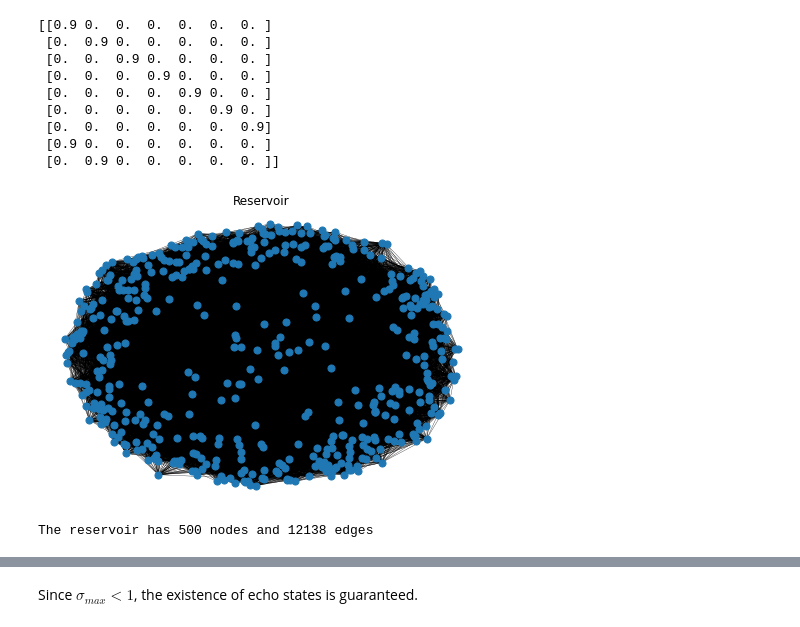
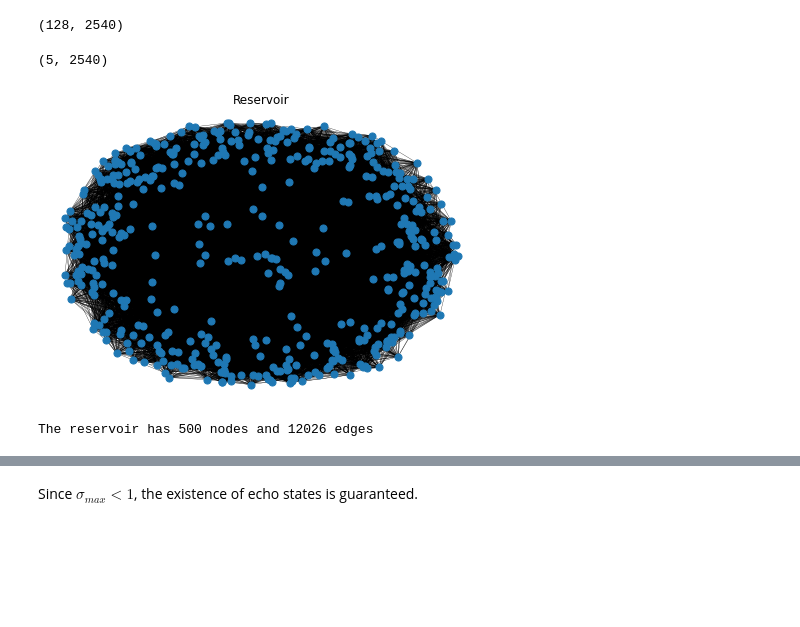
Before and after one commit to ArnauNaval/TFG_ReservoirComputing, a Jupyter notebook: Reservoir.ipynb, the cells around one changed output, grey strips where cells are left out. Drawn from its saved outputs; the diff is of its cells as text; code cells hidden in the pictures; blank space fills up the shorter version.

```diff
--- a/Reservoir.ipynb
+++ b/Reservoir.ipynb
@@ -30,3 +19,36 @@ Total of 108 inputs in 7 tests
+# %%
+test_data = data[:,:,0,0]
+test_data = np.hstack((test_data,data[:,:,0,1],data[:,:,0,2],data[:,:,0,3],data[:,:,0,4]))
+print(test_data.shape)
+# %% [output]
+(128, 2540)
+# %%
+results_test = np.zeros((5,508), dtype=float)
+results_test[0,:] = 0.9
+
+results_test2 = np.zeros((5,508), dtype=float)
+results_test2[1,:] = 0.9
+
+results_test = np.hstack((results_test,results_test2))
+
+results_test2 = np.zeros((5,508), dtype=float)
+results_test2[2,:] = 0.9
+
+results_test = np.hstack((results_test,results_test2))
+
+results_test2 = np.zeros((5,508), dtype=float)
+results_test2[3,:] = 0.9
+
+results_test = np.hstack((results_test,results_test2))
+
+results_test2 = np.zeros((5,508), dtype=float)
+results_test2[4,:] = 0.9
+
+results_test = np.hstack((results_test,results_test2))
+
+print(results_test.shape)
+# %% [output]
+(5, 2540)
 # %%
 class Network():
     def __init__(self, T = None, n_min = None, K = None, N = None, L = None, W_in = None, W = None, W_back = None,
@@ -261,17 +285,14 @@ Network = Network()
 # Define the parameters
 ########################
 
-Network.T = 7
-Network.n_min = 2
-Network.K = 108
+Network.T = 2540
+Network.n_min = 40
+Network.K = 128
 Network.N = 500
-Network.L = 9
+Network.L = 5
 
-Network.u = data
-Network.y_teach = np.zeros([Network.L,Network.T])
-for i in range(Network.y_teach.shape[0]):
-    Network.y_teach[i][i%Network.y_teach.shape[1]] = 0.9
-print(Network.y_teach)
+Network.u = test_data
+Network.y_teach = results_test
 
 Network.initial_state = np.ones(Network.N)
 
@@ -279,44 +300,35 @@ Network.initial_state = np.ones(Network.N)
 Network.W_in = np.random.choice(np.array([-5,5]), size=(Network.N, Network.K))
 Network.W_back = np.random.choice([0,0.1,-0.1], size=(Network.N, Network.L), p=[0.8, 0.1, 0.1])
 
 Network.non_null_matrices = ["W_in","W_back"]
 
 
 
 ########################
 # Reservoir
 ########################
 
 Network.W = np.zeros([Network.N,Network.N]) #adjacency matrix
 
 for i in np.arange(Network.N):
     for j in np.arange(Network.N):
         p = np.random.uniform()
         if 0<= p <0.025:
             Network.W[i,j] = 0.4
 
         elif 0.025 <= p <0.05:
             Network.W[i,j] = -0.4
 
 
 G=nx.from_numpy_matrix(Network.W)
 nx.draw(G, pos=nx.spring_layout(G), width = 0.3, node_size=50)
 plt.title('Reservoir')
 plt.show()
 
 print('The reservoir has {} nodes and {} edges'.format(G.number_of_nodes(), G.number_of_edges()))
 # %% [output]
+[figure, new version]
-[[0.9 0.  0.  0.  0.  0.  0. ]
- [0.  0.9 0.  0.  0.  0.  0. ]
- [0.  0.  0.9 0.  0.  0.  0. ]
- [0.  0.  0.  0.9 0.  0.  0. ]
- [0.  0.  0.  0.  0.9 0.  0. ]
- [0.  0.  0.  0.  0.  0.9 0. ]
- [0.  0.  0.  0.  0.  0.  0.9]
- [0.9 0.  0.  0.  0.  0.  0. ]
- [0.  0.9 0.  0.  0.  0.  0. ]]
+The reservoir has 500 nodes and 12026 edges
-[figure, old version]
-The reservoir has 500 nodes and 12138 edges
 # %%
 print("The maximum eigenvalue (in module) is {}".format(max(abs(scipy.linalg.eigvals(Network.W)))))
 _,s,_ = scipy.linalg.svd(Network.W)
```
Also changed, not shown: parts of 7 cells of this notebook.
